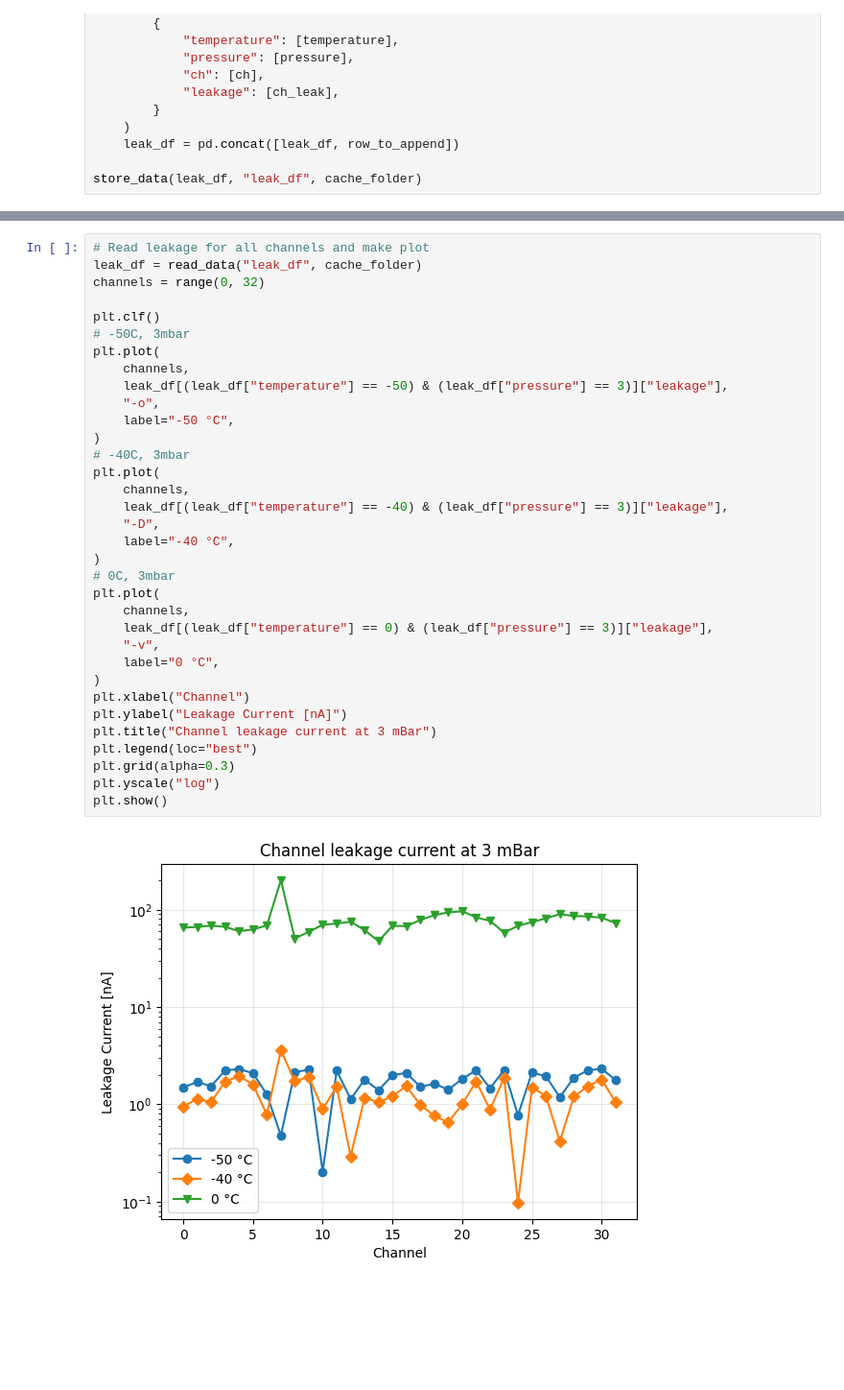
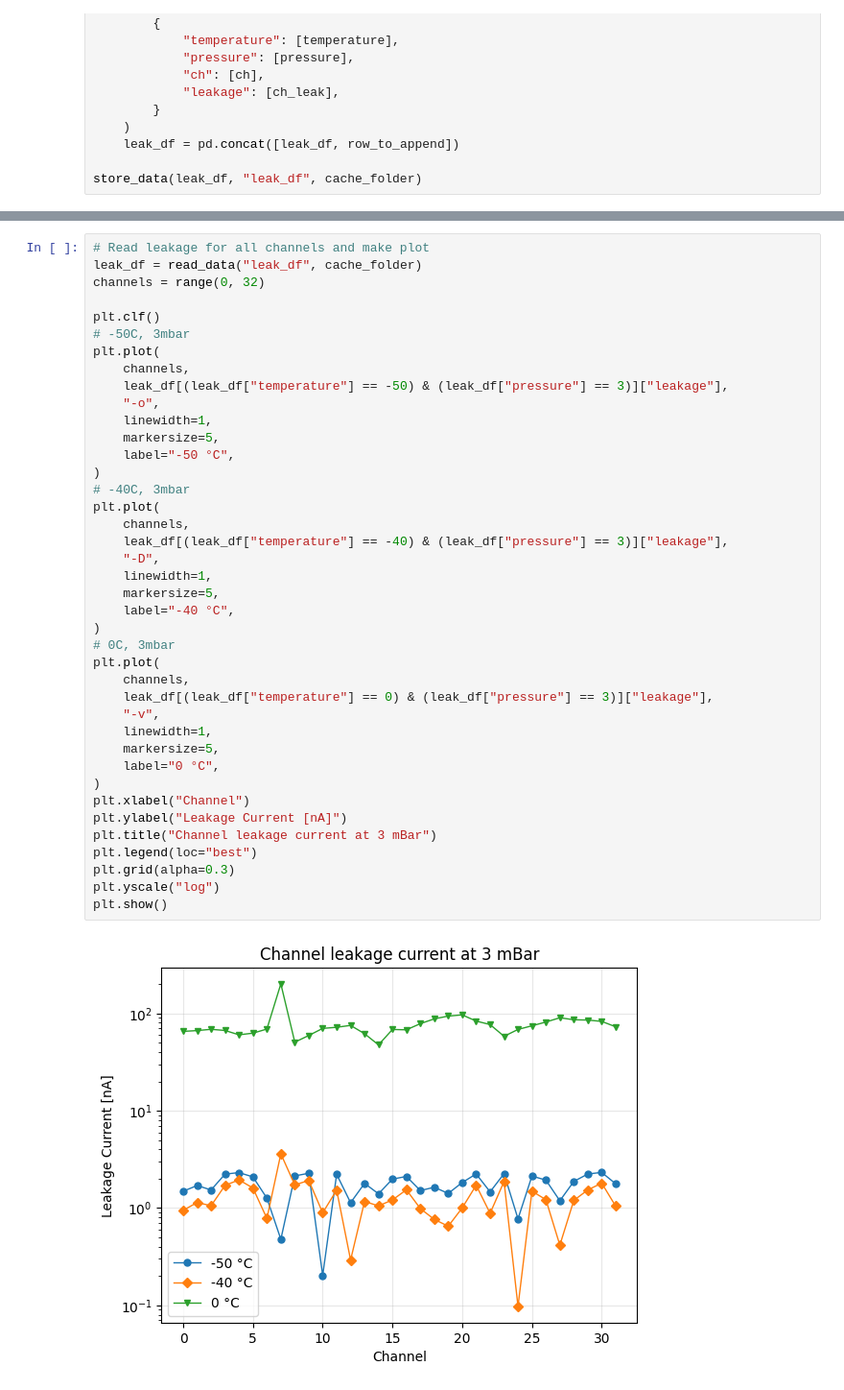
Before and after one commit to microlab-unibg/GAPS_TVAC_module_029_test, a Jupyter notebook: leakage_current.ipynb, the cells around one changed output, grey strips where cells are left out. Shown at 96% size. Cells and saved outputs as stored; diff of their text form; blank space fills up the shorter version.

```diff
--- a/leakage_current.ipynb
+++ b/leakage_current.ipynb
@@ -343,31 +416,37 @@ channels = range(0, 32)
 plt.clf()
 # -50C, 3mbar
 plt.plot(
     channels,
     leak_df[(leak_df["temperature"] == -50) & (leak_df["pressure"] == 3)]["leakage"],
     "-o",
+    linewidth=1,
+    markersize=5,
     label="-50 °C",
 )
 # -40C, 3mbar
 plt.plot(
     channels,
     leak_df[(leak_df["temperature"] == -40) & (leak_df["pressure"] == 3)]["leakage"],
     "-D",
+    linewidth=1,
+    markersize=5,
     label="-40 °C",
 )
 # 0C, 3mbar
 plt.plot(
     channels,
     leak_df[(leak_df["temperature"] == 0) & (leak_df["pressure"] == 3)]["leakage"],
     "-v",
+    linewidth=1,
+    markersize=5,
     label="0 °C",
 )
 plt.xlabel("Channel")
 plt.ylabel("Leakage Current [nA]")
 plt.title("Channel leakage current at 3 mBar")
 plt.legend(loc="best")
 plt.grid(alpha=0.3)
 plt.yscale("log")
 plt.show()
 # %% [output]
-[figure, old version]
+[figure, new version]
```
Also changed, not shown: parts of 3 cells of this notebook.
